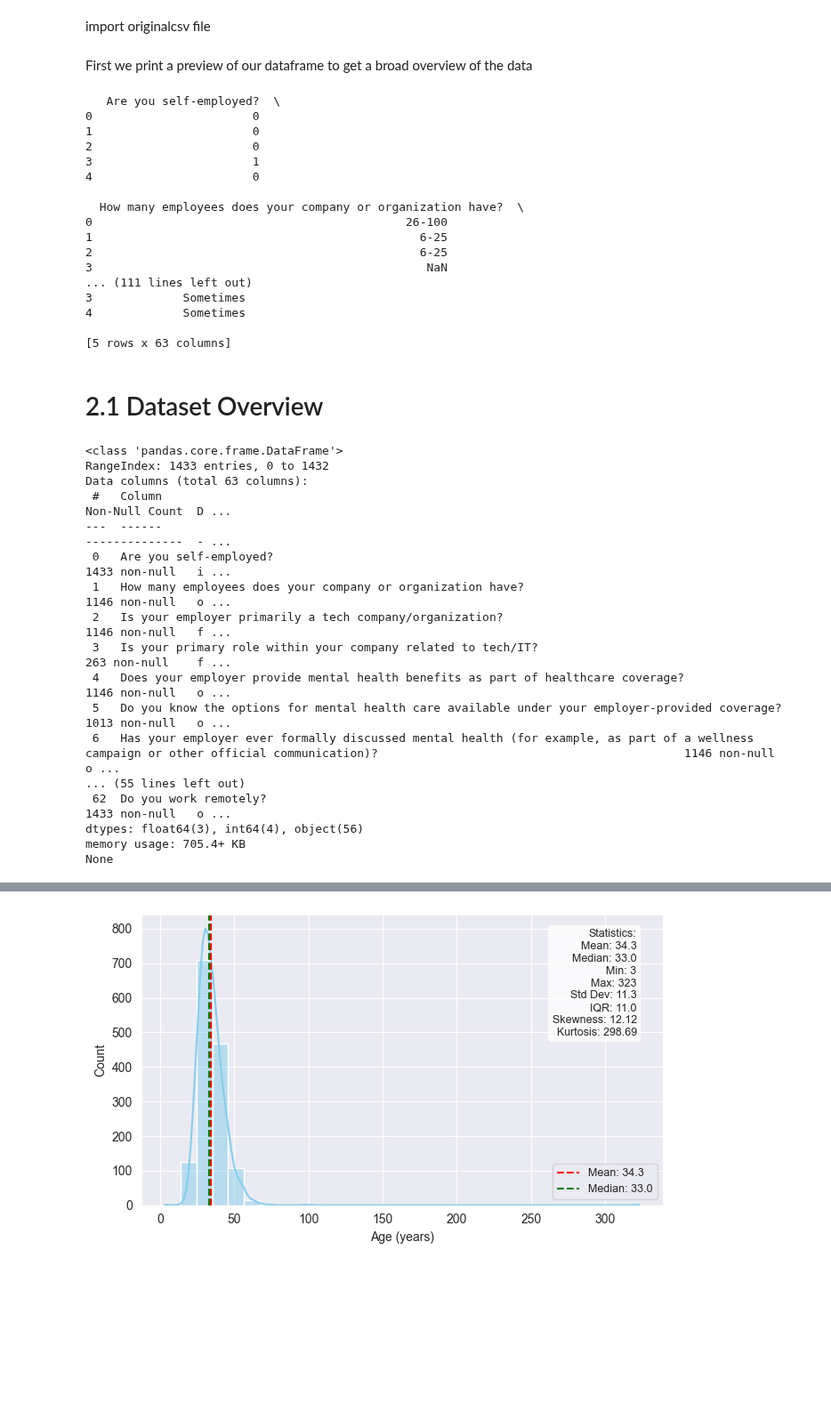
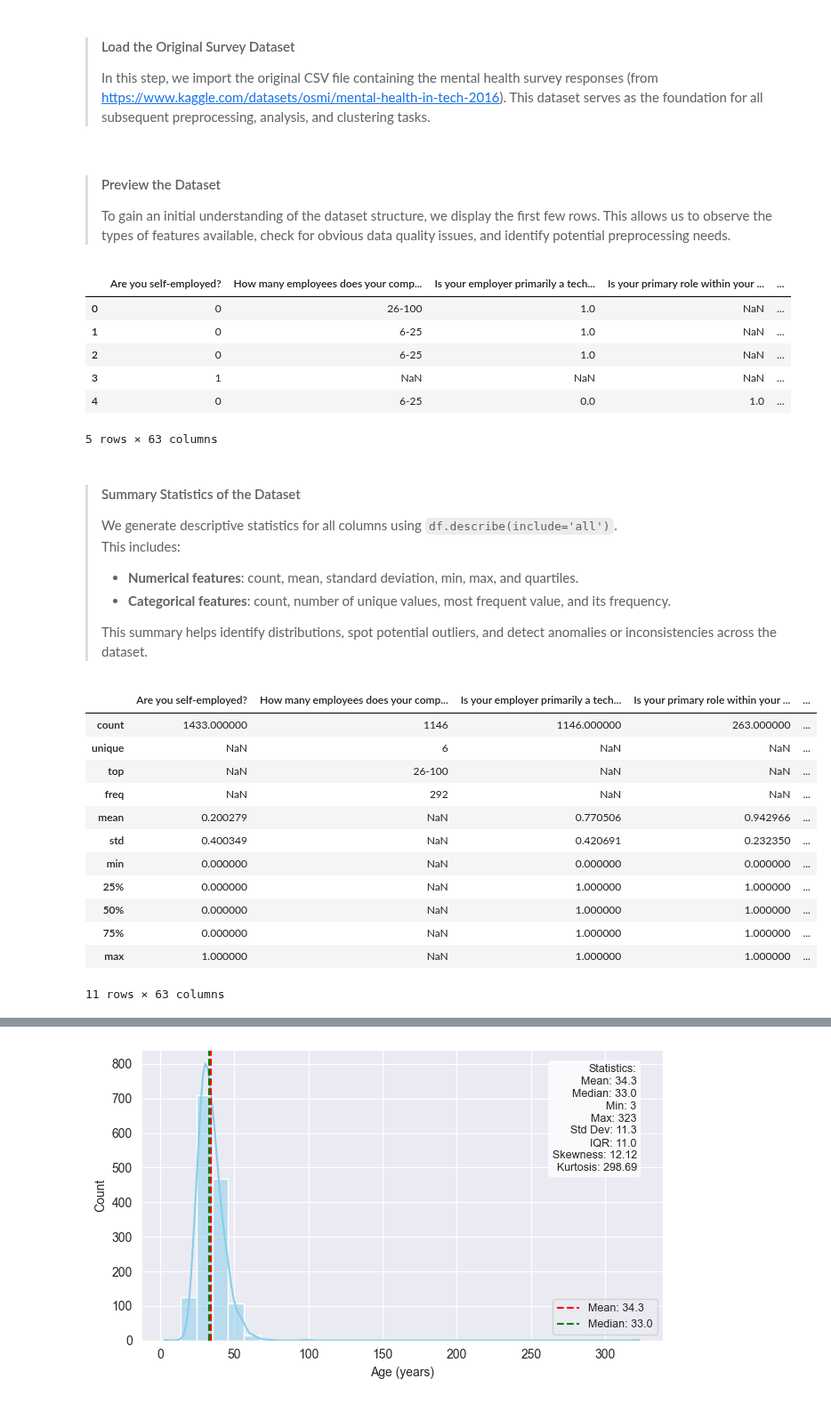
Before and after one commit to KonradKlein91/ml_unservised_learning, a Jupyter notebook: main.ipynb, the cells around one changed output, grey strips where cells are left out. Shown at 89% size. Drawn from its saved outputs; the diff is of its cells as text; code cells hidden in the pictures; blank space fills up the shorter version.

```diff
--- a/main.ipynb
+++ b/main.ipynb
@@ -28,48 +30,44 @@ from sklearn.preprocessing import MinMaxScaler
 # %% [markdown]
-import originalcsv file
+> #### Load the Original Survey Dataset
+> In this step, we import the original CSV file containing the mental health survey responses (from https://www.kaggle.com/datasets/osmi/mental-health-in-tech-2016). This dataset serves as the foundation for all subsequent preprocessing, analysis, and clustering tasks.
 # %%
 df = pd.read_csv('mental-heath-in-tech-2016_20161114.csv', encoding='utf-8')
 # %% [markdown]
-First we print a preview of our dataframe to get a broad overview of the data
+> #### Preview the Dataset
+> To gain an initial understanding of the dataset structure, we display the first few rows. This allows us to observe the types of features available, check for obvious data quality issues, and identify potential preprocessing needs.
 # %%
-print(df.head())
+# Display the first few rows of the dataset
+display(df.head())
 # %% [output]
+|  | Are you self-employed? | How many employees does your comp... | Is your employer primarily a tech... | Is your primary role within your ... | ... |
+| 0 | 0 | 26-100 | 1.0 | NaN | ... |
+| 1 | 0 | 6-25 | 1.0 | NaN | ... |
+| 2 | 0 | 6-25 | 1.0 | NaN | ... |
+| 3 | 1 | NaN | NaN | NaN | ... |
+| 4 | 0 | 6-25 | 0.0 | 1.0 | ... |
-   Are you self-employed?  \
-0                       0
-1                       0
-2                       0
-3                       1
-4                       0
-
-  How many employees does your company or organization have?  \
-0                                             26-100
-1                                               6-25
-2                                               6-25
-3                                                NaN
-... (111 lines left out)
-3             Sometimes
-4             Sometimes
-
-[5 rows x 63 columns]
+5 rows × 63 columns
-# %% [markdown]
-# 2.1 Dataset Overview
+# %% [markdown]
+> #### Summary Statistics of the Dataset
+> We generate descriptive statistics for all columns using `df.describe(include='all')`.
+> This includes:
+> - **Numerical features**: count, mean, standard deviation, min, max, and quartiles.
+> - **Categorical features**: count, number of unique values, most frequent value, and its frequency.
+>
+> This summary helps identify distributions, spot potential outliers, and detect anomalies or inconsistencies across the dataset.
 # %%
-print(df.info())
+# Create some descriptive statistics for the dataset
+df.describe(include='all')
 # %% [output]
+|  | Are you self-employed? | How many employees does your comp... | Is your employer primarily a tech... | Is your primary role within your ... | ... |
+| count | 1433.000000 | 1146 | 1146.000000 | 263.000000 | ... |
+| unique | NaN | 6 | NaN | NaN | ... |
+| top | NaN | 26-100 | NaN | NaN | ... |
+| freq | NaN | 292 | NaN | NaN | ... |
+| mean | 0.200279 | NaN | 0.770506 | 0.942966 | ... |
+| std | 0.400349 | NaN | 0.420691 | 0.232350 | ... |
+| min | 0.000000 | NaN | 0.000000 | 0.000000 | ... |
+| 25% | 0.000000 | NaN | 1.000000 | 1.000000 | ... |
+| 50% | 0.000000 | NaN | 1.000000 | 1.000000 | ... |
+| 75% | 0.000000 | NaN | 1.000000 | 1.000000 | ... |
+| max | 1.000000 | NaN | 1.000000 | 1.000000 | ... |
-<class 'pandas.core.frame.DataFrame'>
-RangeIndex: 1433 entries, 0 to 1432
-Data columns (total 63 columns):
- #   Column                                                                                                                                                                            Non-Null Count  D ...
----  ------                                                                                                                                                                            --------------  - ...
- 0   Are you self-employed?                                                                                                                                                            1433 non-null   i ...
- 1   How many employees does your company or organization have?                                                                                                                        1146 non-null   o ...
- 2   Is your employer primarily a tech company/organization?                                                                                                                           1146 non-null   f ...
- 3   Is your primary role within your company related to tech/IT?                                                                                                                      263 non-null    f ...
- 4   Does your employer provide mental health benefits as part of healthcare coverage?                                                                                                 1146 non-null   o ...
- 5   Do you know the options for mental health care available under your employer-provided coverage?                                                                                   1013 non-null   o ...
- 6   Has your employer ever formally discussed mental health (for example, as part of a wellness campaign or other official communication)?                                            1146 non-null   o ...
-... (55 lines left out)
- 62  Do you work remotely?                                                                                                                                                             1433 non-null   o ...
-dtypes: float64(3), int64(4), object(56)
-memory usage: 705.4+ KB
-None
+11 rows × 63 columns
```
Also changed, not shown: parts of 16 cells of this notebook.
